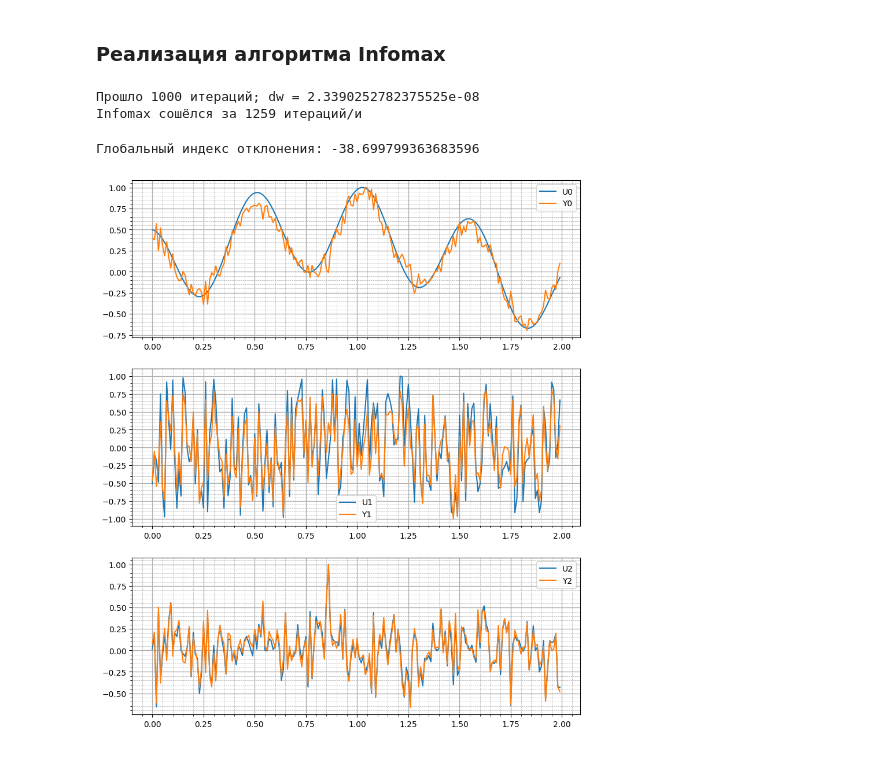
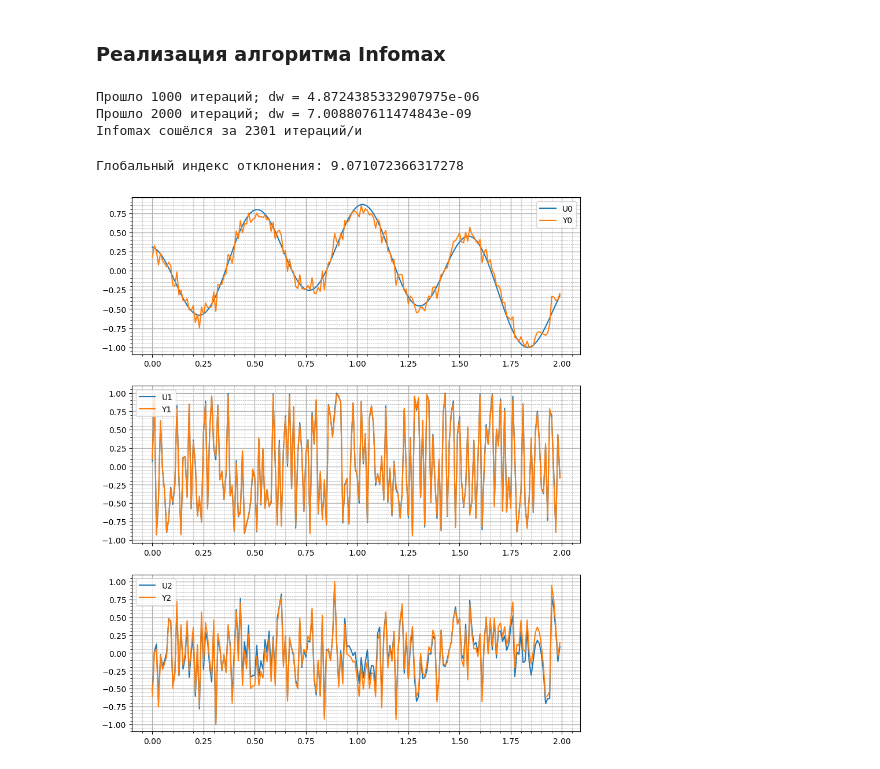
Before and after one commit to vgorbikov/infotransfer_labs, a Jupyter notebook: lab4.ipynb, the cells around one changed output. Drawn from its saved outputs; the diff is of its cells as text; code cells hidden in the pictures.

Commit message:
Lab 4 add signal preprocessing

```diff
--- a/lab4.ipynb
+++ b/lab4.ipynb
@@ -143,8 +143,9 @@ def fix_compare(us, ys):
     ys[i] = np.copy(ys[best_pair_index])
     ys[best_pair_index] = np.copy(tmp)
 
+  for i in range(len(us)):
     if np.sum(abs(us[i]+ys[i])) < np.sum(abs(us[i]-ys[i])):
-      ys[i] = ys[i]*(-1)
+      ys[i] = -1*np.copy(ys[i])
 # %%
 # Генерируем отсчёты
 steps = np.arange(0, 2, 0.01)
@@ -169,7 +184,7 @@ def activation_f(y):
 
 
 
-def train(xs: np.array, w: np.array, speed: float, eps: float = 0.001, activation: Callable[[float], float] = activation_f):
+def train(xs: np.array, w: np.array, speed: float, eps: float = 0.001, activation: Callable[[float], float] = activation_f, max_iteration = 10000000):
   """
   Нахождение матрицы разделения
   """
@@ -180,12 +195,12 @@ def train(xs: np.array, w: np.array, speed: float, eps: float = 0.001, activatio
   while True:
     dw = np.zeros(w.shape)
     y = w@xs
-    y = y/np.max(y)
+    y = y/np.max(abs(y))
     dw += speed*(i_matrix - activation(y)@y.T)@w
     w += dw
     iteration_count+=1
 
-    if np.max(np.abs(dw)) < eps:
+    if (np.max(np.abs(dw)) < eps) or iteration_count >= max_iteration:
       break
     elif iteration_count%1000 == 0:
       print(f'Прошло {iteration_count} итераций; dw = {np.max(np.abs(dw))}')
@@ -198,37 +209,48 @@ xs_n = np.array([x/np.max(abs(x)) for x in XS])
+# %%
+# Подготовка сигналов X
+xs_processed = preprocessing(XS)
 # %%
 # Инициируем матрицу разделения
 W = np.random.rand(3, 3)
+W = W - np.mean(W)
+# W = W - np.eye(3)
 
 # Находим матрицу разделения
-train(xs_n, W, speed = 0.001, eps = 1e-09, activation = np.tanh)
+# train(xs_processed, W, speed = 0.0001, eps = 1e-09, activation = lambda x: -activation_f(x))
+# train(xs_processed, W, speed = 0.001, eps = 1e-09, activation = np.tanh)
+train(xs_processed, W, speed = 0.001, eps = 1e-09, activation = lambda x: 1/(1+np.exp(-x)))
 
 
 # Находим восстановленные сигналы
-YS = signal_separation(W, xs_n)
+YS = signal_separation(W, xs_processed)
 # %% [output]
-Прошло 1000 итераций; dw = 2.3390252782375525e-08
-Infomax сошёлся за 1259 итераций/и
+Прошло 1000 итераций; dw = 4.8724385332907975e-06
+Прошло 2000 итераций; dw = 7.008807611474843e-09
+Infomax сошёлся за 2301 итераций/и
 # %%
+US = np.array([ui/np.max(abs(ui)) - np.mean(ui) for ui in US])
+YS = np.array([yi/np.max(abs(yi)) - np.mean(yi) for yi in YS])
+
 fix_compare(US, YS)
 
 fig, axs = plt.subplots(3, 1, figsize=(10, 12))
 
-axs[0].plot(steps, US[0]/np.max(np.abs(US[0])), label='U0')
-axs[0].plot(steps, YS[0]/np.max(np.abs(YS[0])), label='Y0')
+axs[0].plot(steps, US[0], label='U0')
+axs[0].plot(steps, YS[0], label='Y0')
 
-axs[1].plot(steps, US[1]/np.max(np.abs(US[1])), label='U1')
-axs[1].plot(steps, YS[1]/np.max(np.abs(YS[1])), label='Y1')
+axs[1].plot(steps, US[1], label='U1')
+axs[1].plot(steps, YS[1], label='Y1')
 
-axs[2].plot(steps, US[2]/np.max(np.abs(US[2])), label='U2')
-axs[2].plot(steps, YS[2]/np.max(np.abs(YS[2])), label='Y2')
+axs[2].plot(steps, US[2], label='U2')
+axs[2].plot(steps, YS[2], label='Y2')
 
 for ax in axs:
   ax.minorticks_on()
   ax.grid(visible=True, which='major', linewidth=1)
   ax.grid(visible=True, which='minor', linestyle='--', linewidth=0.5)
   ax.legend()
 
 print(f'Глобальный индекс отклонения: {deviation_index(W, A)}')
 # %% [output]
-Глобальный индекс отклонения: -38.699799363683596
+Глобальный индекс отклонения: 9.071072366317278
-[figure, old version]
+[figure, new version]
```
Also changed, not shown: parts of 2 cells of this notebook.
